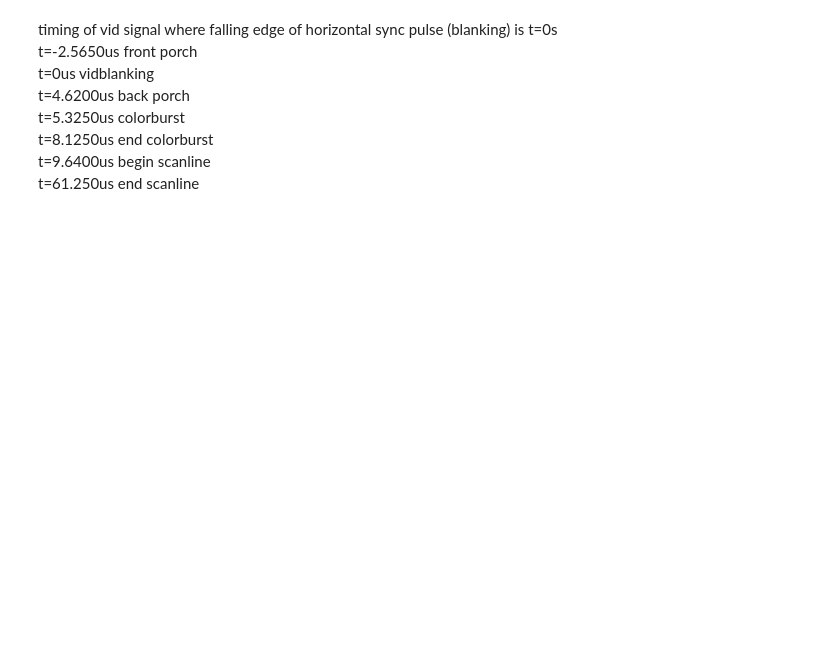
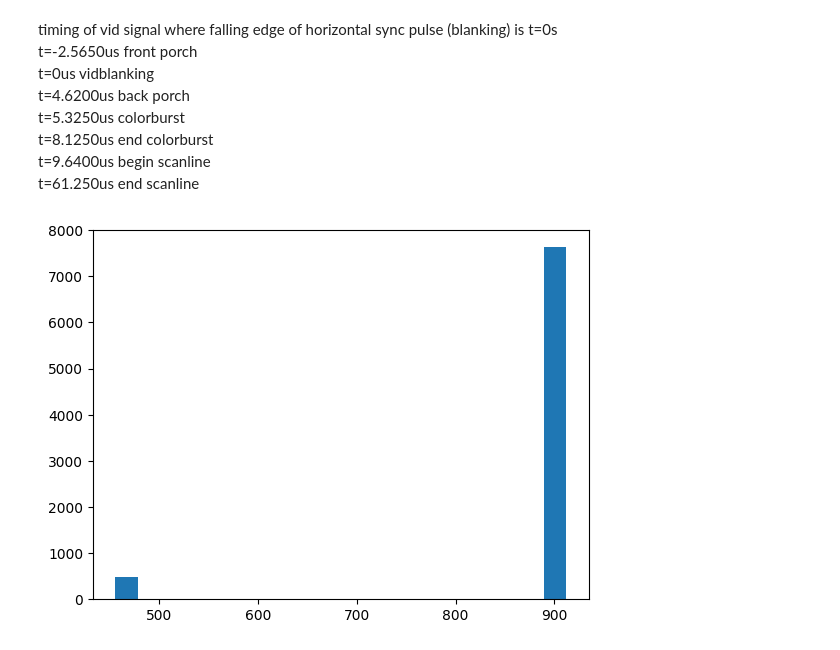
Before and after one commit to ebtrac/pp1_data_processing, a Jupyter notebook: pp1_dac_data_decoding.ipynb, the cells around one changed output. Drawn from its saved outputs; the diff is of its cells as text; code cells hidden in the pictures; blank space fills up the shorter version.

```diff
--- a/pp1_dac_data_decoding.ipynb
+++ b/pp1_dac_data_decoding.ipynb
@@ -97,0 +66,17 @@ blk_diffs = dacdf[' VID_BLK'].diff()
+# %%
+# get start and end indices of each scanline
+scanline_start_indices = dacdf[dacdf[' VID_BLK'].diff() == 1].iloc[:-1].index.to_series()
+scanline_end_indices = dacdf[dacdf[' VID_BLK'].diff() == 1].iloc[1:].index.to_series()
+
+# a list of dataframes that each contain a single scanline
+scanlines = []
+for start,end in zip(scanline_start_indices, scanline_end_indices):
+    scanline = dacdf.loc[start:end, ['Time[s]', ' VID_BLK', 'VALUE']]
+    scanline['datetime'] = pd.to_datetime(scanline['Time[s]'],unit='s')
+    scanlines.append(scanline)
+# %%
+scanline_lengths = [x.shape[0] for x in scanlines]
+plt.hist(scanline_lengths, bins=20)
+plt.show()
+# %% [output]
+[figure, added]
```
Also changed, not shown: parts of 14 cells of this notebook.
